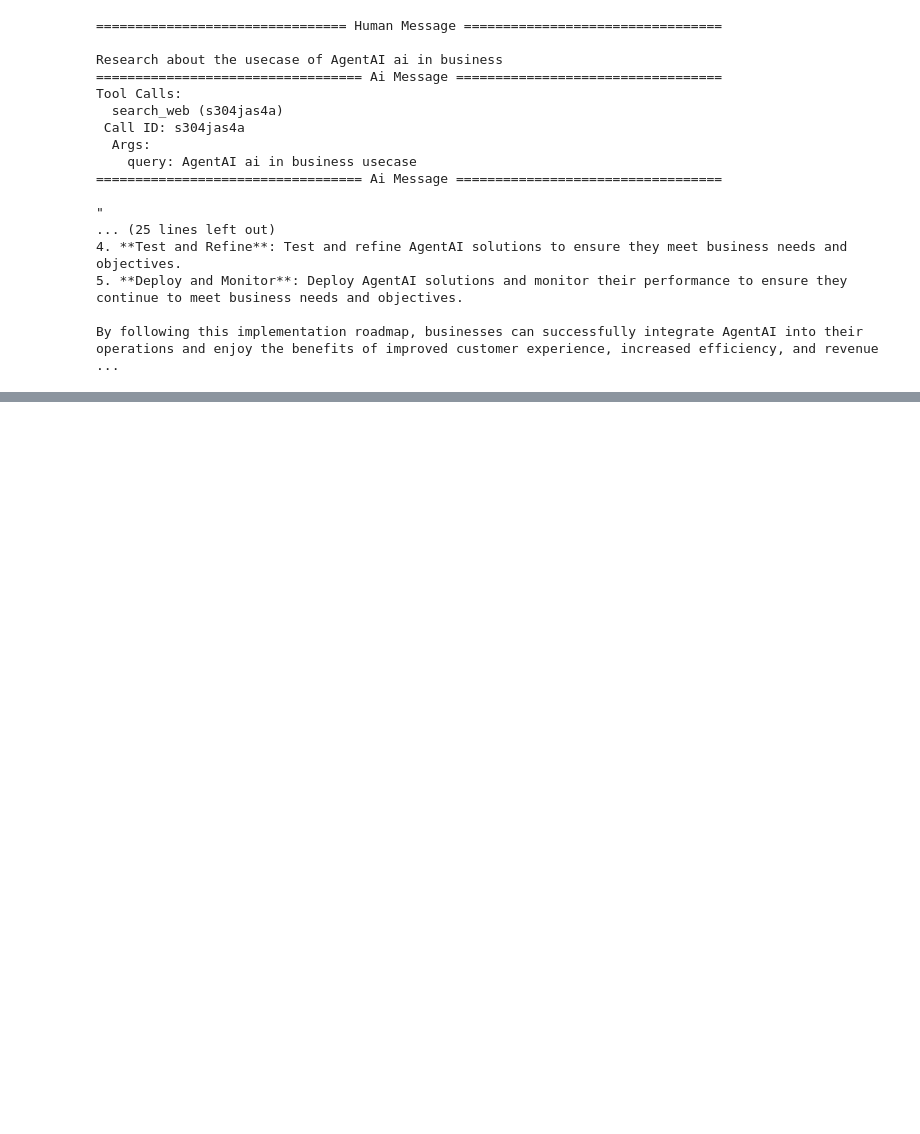
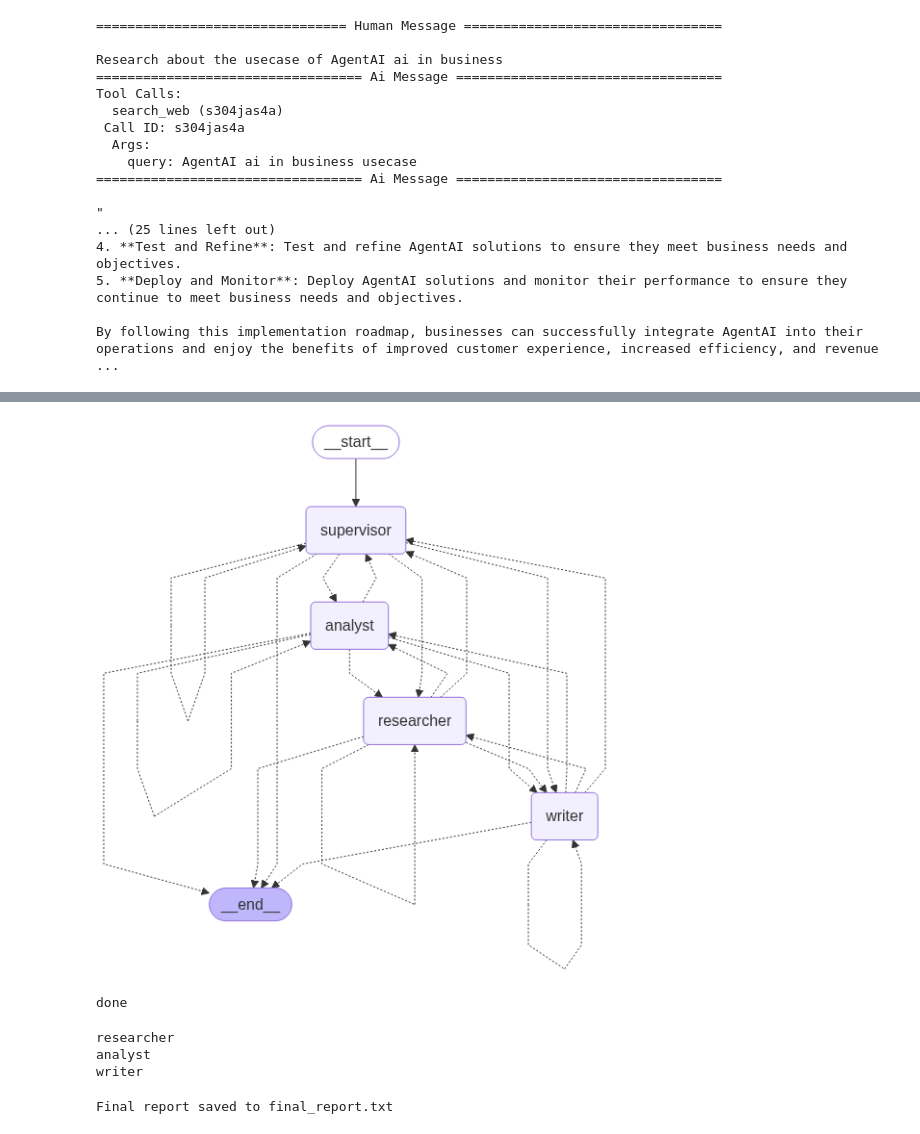
Before and after one commit to AVJetBrains/MultiAgent_Langgraph, a Jupyter notebook: MultiAgentic_Implmentation/MultiAgent.ipynb, the cells around one changed output, grey strips where cells are left out. Saved outputs shown, nothing was run; the diff lists cells and outputs as text; code cells hidden in the pictures; blank space fills up the shorter version.

Commit message:
Supervised MultiAgentic System

```diff
--- a/MultiAgentic_Implmentation/MultiAgent.ipynb
+++ b/MultiAgentic_Implmentation/MultiAgent.ipynb
@@ -136,0 +168,13 @@ By following this implementation roadmap, businesses can successfully integrate
+# %%
+# ===================================
+# State Definition
+# ===================================
+
+class SupervisorState(MessagesState):
+    """State for the multi-agent system"""
+    next_agent: str = ""
+    research_data: str = ""
+    analysis: str = ""
+    final_report: str = ""
+    task_complete: bool = False
+    current_task: str = ""
@@ -136,0 +400,36 @@ By following this implementation roadmap, businesses can successfully integrate
+# %%
+# Create workflow
+workflow = StateGraph(SupervisorState)
+
+# Add nodes
+workflow.add_node("supervisor", supervisor_agent)
+workflow.add_node("researcher", researcher_agent)
+workflow.add_node("analyst", analyst_agent)
+workflow.add_node("writer", writer_agent)
+
+# Set entry point
+workflow.set_entry_point("supervisor")
+
+# Add routing
+for node in ["supervisor", "researcher", "analyst", "writer"]:
+    workflow.add_conditional_edges(
+        node,
+        router,
+        {
+            "supervisor": "supervisor",
+            "researcher": "researcher",
+            "analyst": "analyst",
+            "writer": "writer",
+            END: END
+        }
+    )
+
+graph=workflow.compile()
+# %%
+graph
+# %% [output]
+[figure, added]
+# %%
+response=graph.invoke(HumanMessage(content="What are the benefits and risks of AI in healthcare?"))
+# %% [output]
+done
@@ -136,0 +438,16 @@ By following this implementation roadmap, businesses can successfully integrate
+# %%
+response = graph.invoke(HumanMessage(content="Research only about the usecase of Agentic AI in Sales and make it as a topic"))
+# %% [output]
+researcher
+analyst
+writer
+# %%
+
+if "final_report" in response:
+    with open("final_report.txt", "w", encoding="utf-8") as f:
+        f.write(response["final_report"])
+    print("Final report saved to final_report.txt")
+else:
+    print("No final report found in response.")
+# %% [output]
+Final report saved to final_report.txt
```
Also changed, not shown: parts of 12 cells of this notebook, 4 other files.
